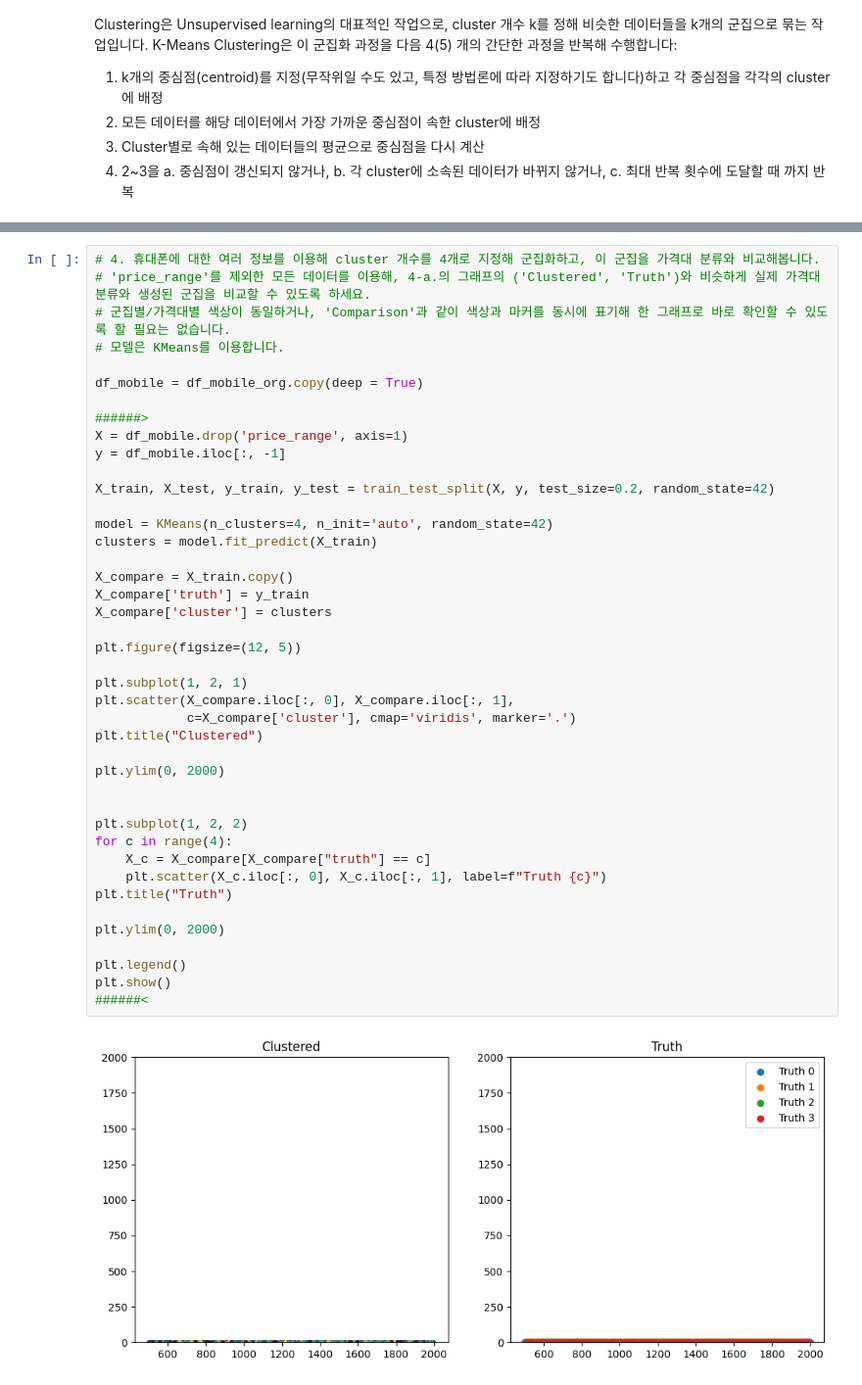
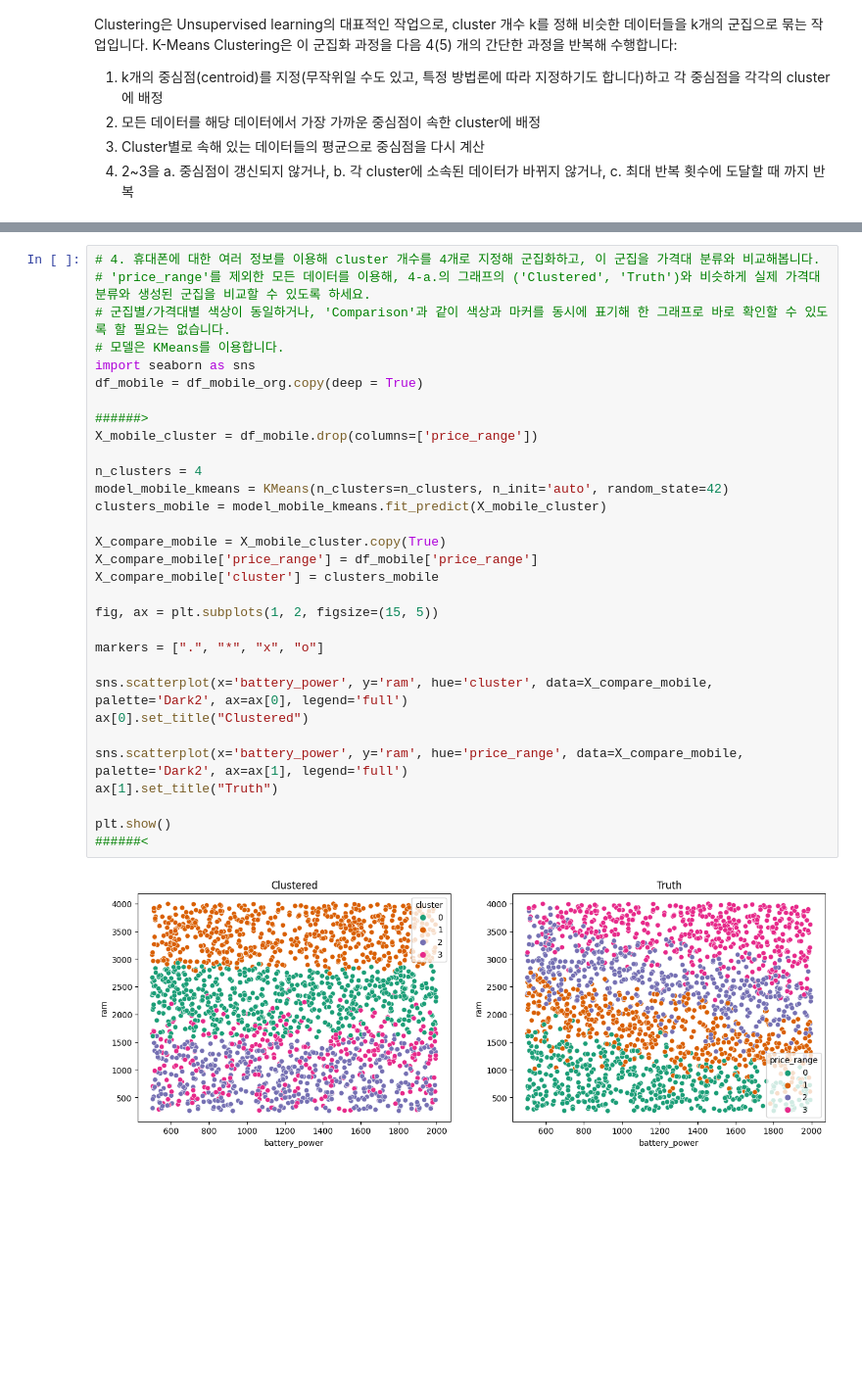
Before and after one commit to hyeonbeen212/Data-Analysys-Programmi, a Jupyter notebook: dap_w14_pub.ipynb, the cells around one changed output, grey strips where cells are left out. Shown at 98% size. Cells and saved outputs as stored; diff of their text form; blank space fills up the shorter version.

```diff
--- a/dap_w14_pub.ipynb
+++ b/dap_w14_pub.ipynb
@@ -394,44 +394,33 @@ plt.show()
 # %%
 # 4. 휴대폰에 대한 여러 정보를 이용해 cluster 개수를 4개로 지정해 군집화하고, 이 군집을 가격대 분류와 비교해봅니다.
 # 'price_range'를 제외한 모든 데이터를 이용해, 4-a.의 그래프의 ('Clustered', 'Truth')와 비슷하게 실제 가격대 분류와 생성된 군집을 비교할 수 있도록 하세요.
 # 군집별/가격대별 색상이 동일하거나, 'Comparison'과 같이 색상과 마커를 동시에 표기해 한 그래프로 바로 확인할 수 있도록 할 필요는 없습니다.
 # 모델은 KMeans를 이용합니다.
-
+import seaborn as sns
 df_mobile = df_mobile_org.copy(deep = True)
 
 ######>
-X = df_mobile.drop('price_range', axis=1)
-y = df_mobile.iloc[:, -1]
+X_mobile_cluster = df_mobile.drop(columns=['price_range'])
 
-X_train, X_test, y_train, y_test = train_test_split(X, y, test_size=0.2, random_state=42)
+n_clusters = 4
+model_mobile_kmeans = KMeans(n_clusters=n_clusters, n_init='auto', random_state=42)
+clusters_mobile = model_mobile_kmeans.fit_predict(X_mobile_cluster)
 
-model = KMeans(n_clusters=4, n_init='auto', random_state=42)
-clusters = model.fit_predict(X_train)
+X_compare_mobile = X_mobile_cluster.copy(True)
+X_compare_mobile['price_range'] = df_mobile['price_range']
+X_compare_mobile['cluster'] = clusters_mobile
 
-X_compare = X_train.copy()
-X_compare['truth'] = y_train
-X_compare['cluster'] = clusters
+fig, ax = plt.subplots(1, 2, figsize=(15, 5))
 
-plt.figure(figsize=(12, 5))
+markers = [".", "*", "x", "o"]
 
-plt.subplot(1, 2, 1)
-plt.scatter(X_compare.iloc[:, 0], X_compare.iloc[:, 1],
-            c=X_compare['cluster'], cmap='viridis', marker='.')
-plt.title("Clustered")
+sns.scatterplot(x='battery_power', y='ram', hue='cluster', data=X_compare_mobile, palette='Dark2', ax=ax[0], legend='full')
+ax[0].set_title("Clustered")
 
-plt.ylim(0, 2000)
+sns.scatterplot(x='battery_power', y='ram', hue='price_range', data=X_compare_mobile, palette='Dark2', ax=ax[1], legend='full')
+ax[1].set_title("Truth")
 
-
-plt.subplot(1, 2, 2)
-for c in range(4):
-    X_c = X_compare[X_compare["truth"] == c]
-    plt.scatter(X_c.iloc[:, 0], X_c.iloc[:, 1], label=f"Truth {c}")
-plt.title("Truth")
-
-plt.ylim(0, 2000)
-
-plt.legend()
 plt.show()
 ######<
 # %% [output]
-[figure, old version]
+[figure, new version]
```
Also changed, not shown: parts of 1 cell of this notebook.
